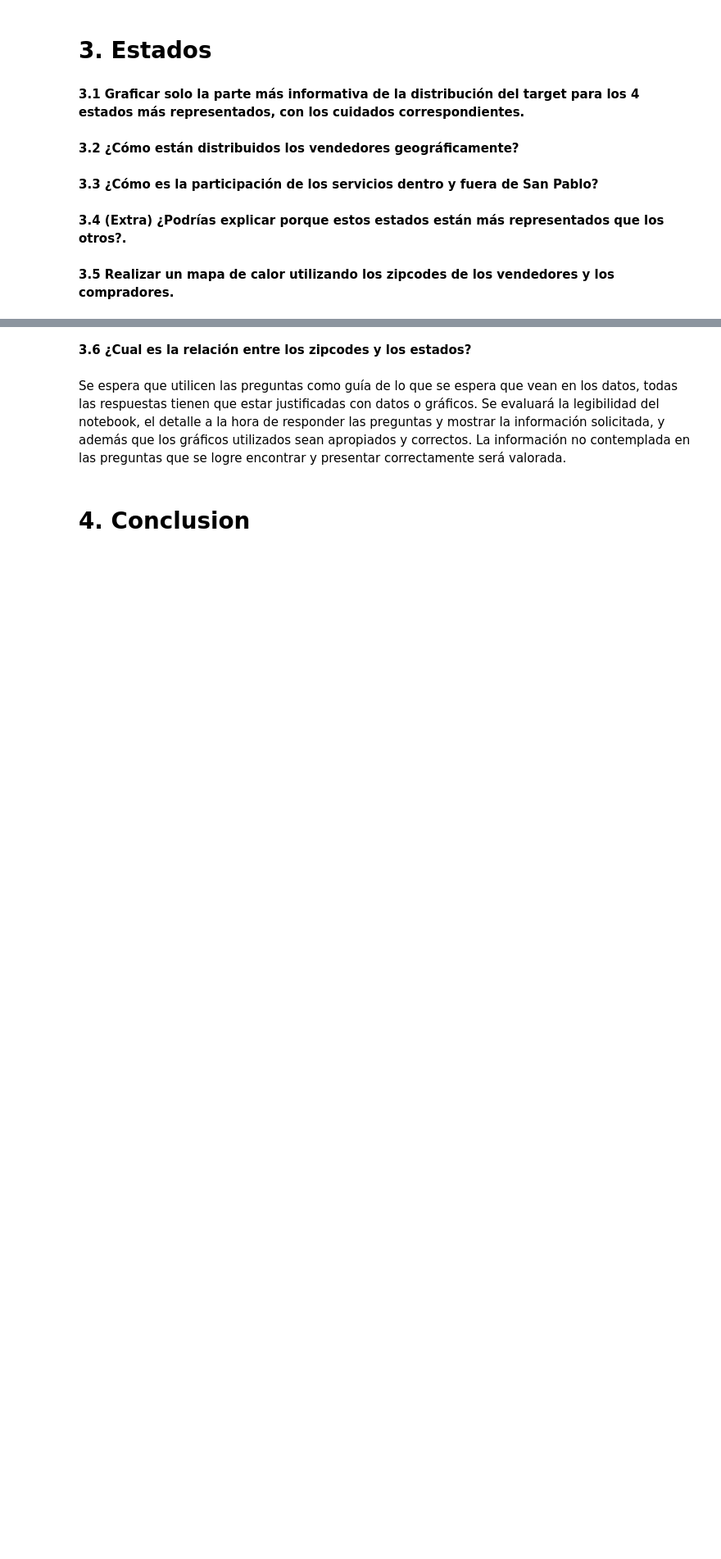
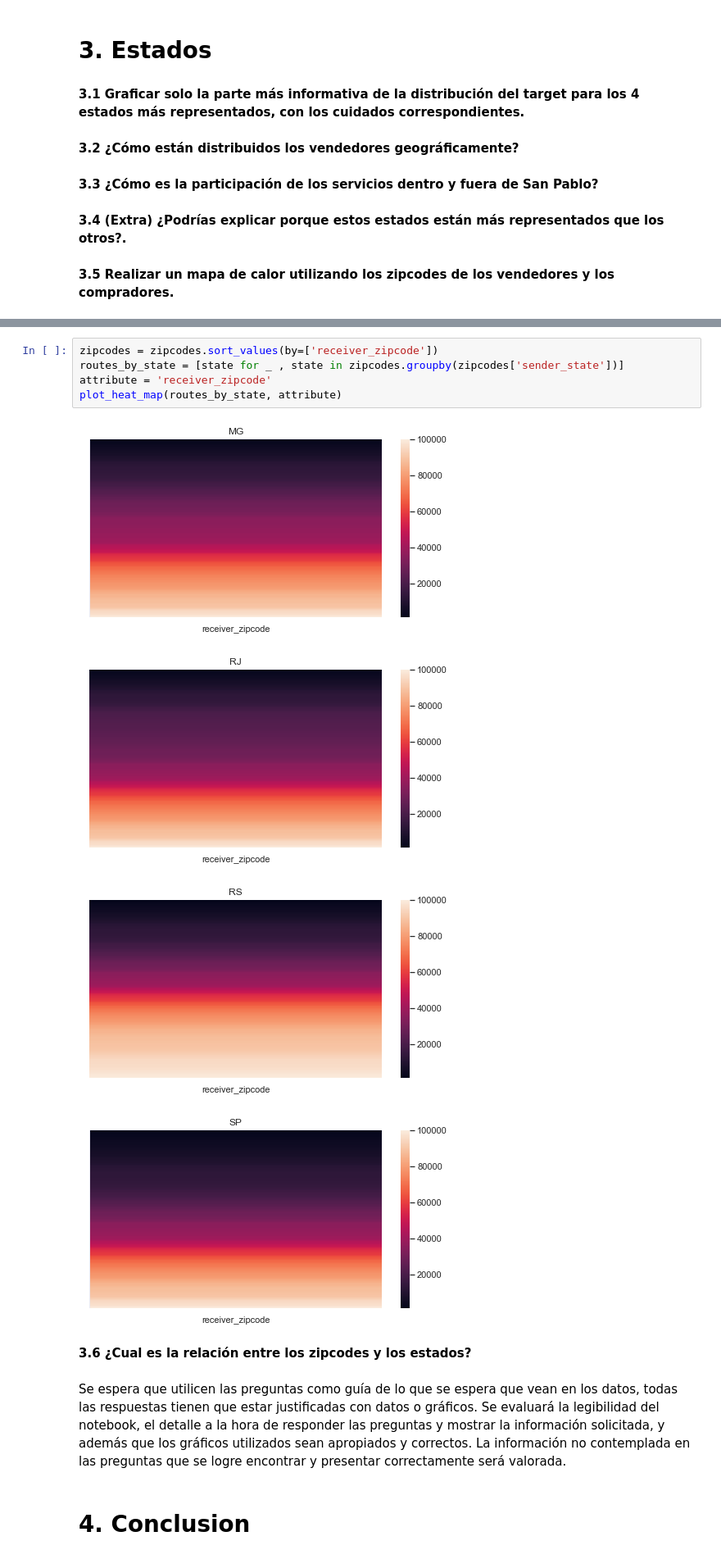
Before and after one commit to manquius/series_temporales, a Jupyter notebook: Practico1.ipynb, the cells around one changed output, grey strips where cells are left out. Shown at 82% size. Saved outputs shown, nothing was run; the diff lists cells and outputs as text; blank space fills up the shorter version.

```diff
--- a/Practico1.ipynb
+++ b/Practico1.ipynb
@@ -834,3 +856,13 @@ compradores.**
+# %%
+zipcodes = zipcodes.sort_values(by=['receiver_zipcode'])
+routes_by_state = [state for _ , state in zipcodes.groupby(zipcodes['sender_state'])]
+attribute = 'receiver_zipcode'
+plot_heat_map(routes_by_state, attribute)
+# %% [output]
+[figure, added]
+[figure, added]
+[figure, added]
+[figure, added]
 # %% [markdown]
 **3.6 ¿Cual es la relación entre los zipcodes y los estados?**
 # %% [markdown]
```
Also changed, not shown: parts of 3 cells of this notebook.
